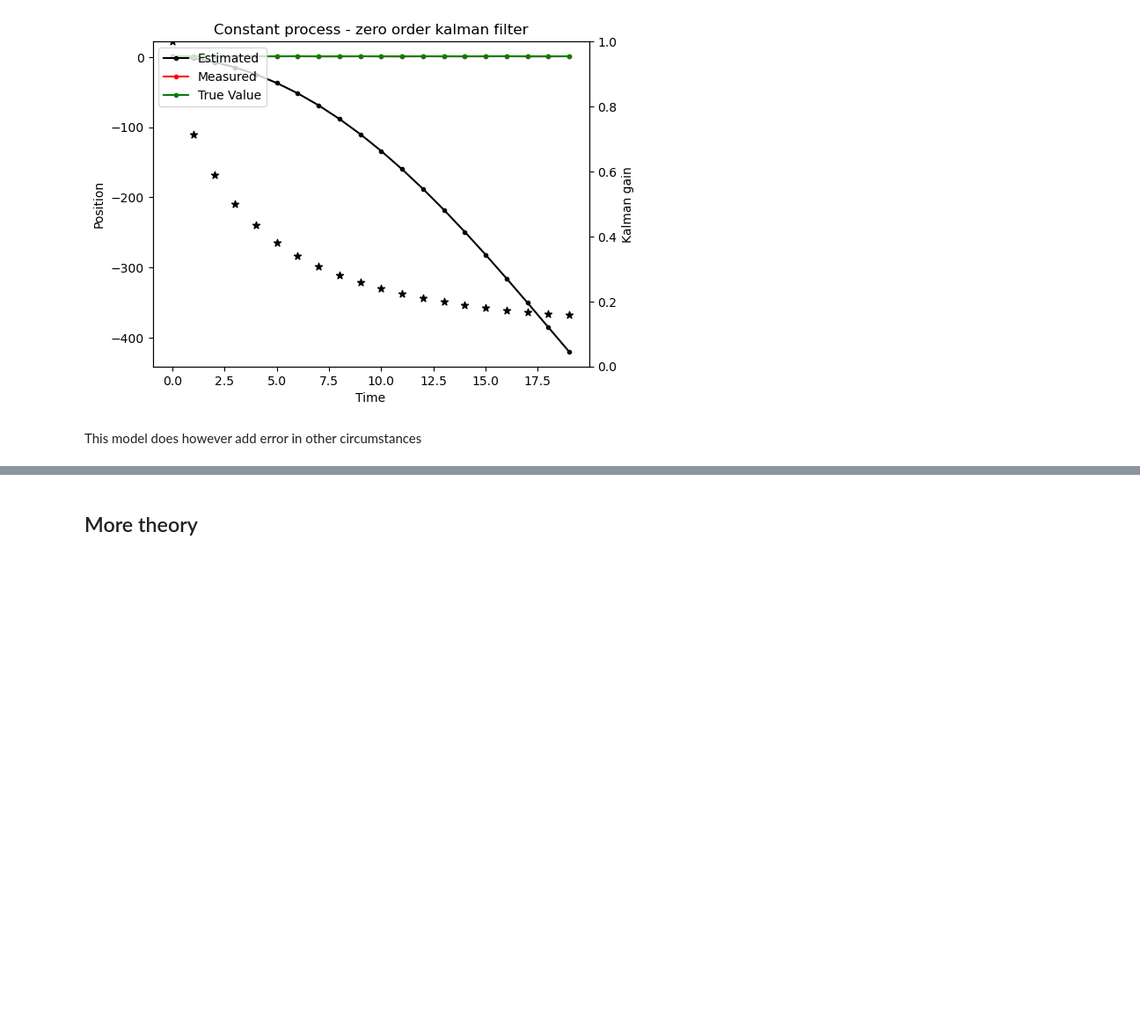
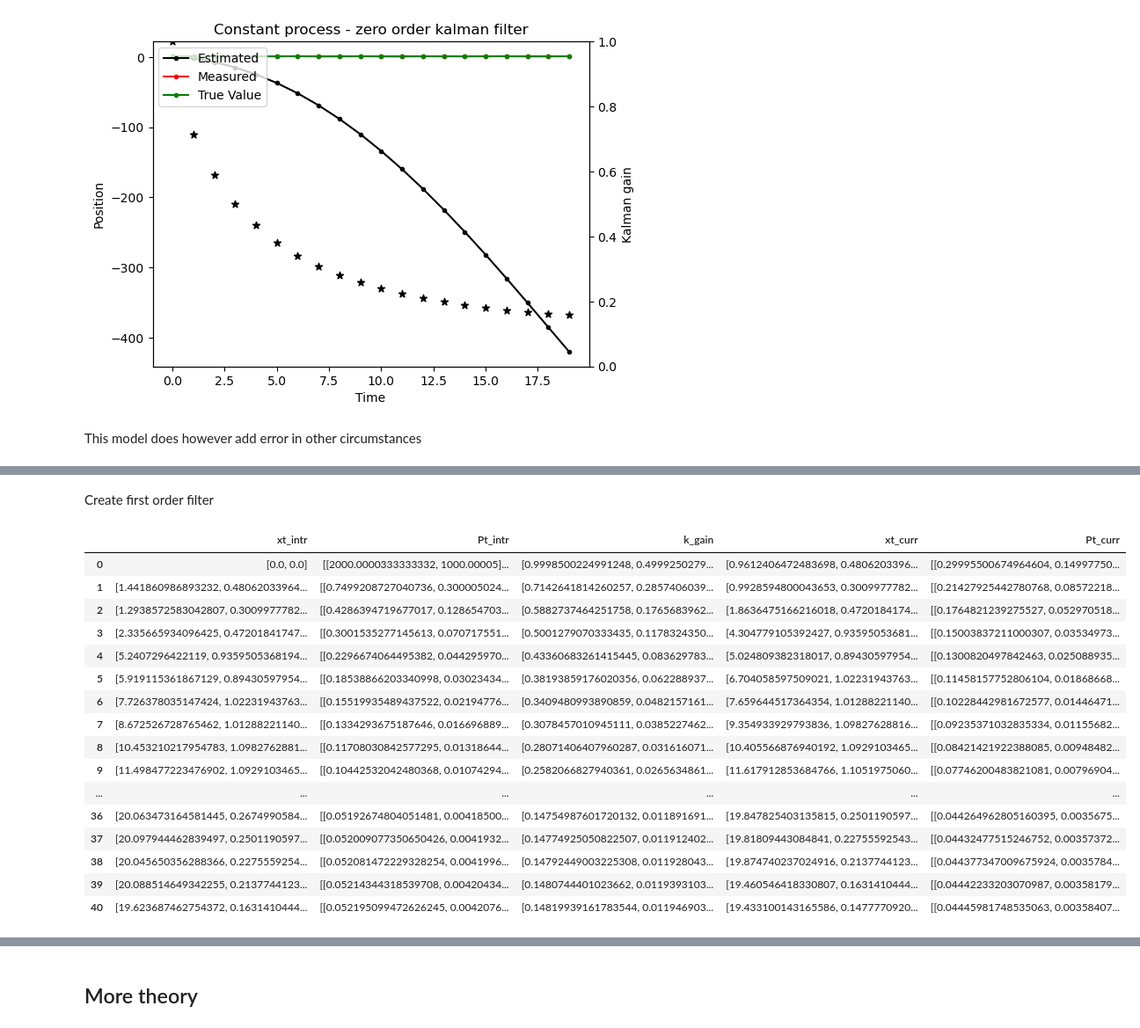
Before and after one commit to 262882/myKalmanFIlter, a Jupyter notebook: kalmanFilteringDemo.ipynb, the cells around one changed output, grey strips where cells are left out. Shown: that part at 88% size. Saved outputs shown, nothing was run; the diff lists cells and outputs as text; code cells hidden in the pictures; blank space fills up the shorter version.

```diff
--- a/kalmanFilteringDemo.ipynb
+++ b/kalmanFilteringDemo.ipynb
@@ -477,0 +456,2 @@ df_wind_cont
+# %% [markdown]
+Create first order filter
@@ -478 +467,23 @@ df_wind_cont
+# %%
+firstFilter_drag = MyKalmanFilterHigherOrder(X0, P0, r, Q, F, H)
+df_drag_first = run_filter(firstFilter_drag, drag_measure)
+df_drag_first
+# %% [output]
+|  | xt_intr | Pt_intr | k_gain | xt_curr | Pt_curr |
+| 0 | [0.0, 0.0] | [[2000.0000333333332, 1000.00005]... | [0.9998500224991248, 0.4999250279... | [0.9612406472483698, 0.4806203396... | [[0.29995500674964604, 0.14997750... |
+| 1 | [1.441860986893232, 0.48062033964... | [[0.7499208727040736, 0.300005024... | [0.7142641814260257, 0.2857406039... | [0.9928594800043653, 0.3009977782... | [[0.21427925442780768, 0.08572218... |
+| 2 | [1.2938572583042807, 0.3009977782... | [[0.4286394719677017, 0.128654703... | [0.5882737464251758, 0.1765683962... | [1.8636475166216018, 0.4720184174... | [[0.1764821239275527, 0.052970518... |
+| 3 | [2.335665934096425, 0.47201841747... | [[0.3001535277145613, 0.070717551... | [0.5001279070333435, 0.1178324350... | [4.304779105392427, 0.93595053681... | [[0.15003837211000307, 0.03534973... |
+| 4 | [5.2407296422119, 0.9359505368194... | [[0.2296674064495382, 0.044295970... | [0.43360683261415445, 0.083629783... | [5.024809382318017, 0.89430597954... | [[0.1300820497842463, 0.025088935... |
+| 5 | [5.919115361867129, 0.89430597954... | [[0.18538866203340998, 0.03023434... | [0.38193859176020356, 0.062288937... | [6.704058597509021, 1.02231943763... | [[0.11458157752806104, 0.01868668... |
+| 6 | [7.726378035147424, 1.02231943763... | [[0.15519935489437522, 0.02194776... | [0.3409480993890859, 0.0482157161... | [7.659644517364354, 1.01288221140... | [[0.10228442981672577, 0.01446471... |
+| 7 | [8.672526728765462, 1.01288221140... | [[0.1334293675187646, 0.016696889... | [0.3078457010945111, 0.0385227462... | [9.354933929793836, 1.09827628816... | [[0.09235371032835334, 0.01155682... |
+| 8 | [10.453210217954783, 1.0982762881... | [[0.11708030842577295, 0.01318644... | [0.28071406407960287, 0.031616071... | [10.405566876940192, 1.0929103465... | [[0.08421421922388085, 0.00948482... |
+| 9 | [11.498477223476902, 1.0929103465... | [[0.10442532042480368, 0.01074294... | [0.2582066827940361, 0.0265634861... | [11.617912853684766, 1.1051975060... | [[0.07746200483821081, 0.00796904... |
+| ... | ... | ... | ... | ... | ... |
+| 36 | [20.063473164581445, 0.2674990584... | [[0.05192674804051481, 0.00418500... | [0.14754987601720132, 0.011891691... | [19.847825403135815, 0.2501190597... | [[0.044264962805160395, 0.0035675... |
+| 37 | [20.097944462839497, 0.2501190597... | [[0.052009077350650426, 0.0041932... | [0.14774925050822507, 0.011912402... | [19.81809443084841, 0.22755592543... | [[0.04432477515246752, 0.00357372... |
+| 38 | [20.045650356288366, 0.2275559254... | [[0.052081472229328254, 0.0041996... | [0.14792449003225308, 0.011928043... | [19.874740237024916, 0.2137744123... | [[0.044377347009675924, 0.0035784... |
+| 39 | [20.088514649342255, 0.2137744123... | [[0.05214344318539708, 0.00420434... | [0.1480744401023662, 0.0119393103... | [19.460546418330807, 0.1631410444... | [[0.04442233203070987, 0.00358179... |
+| 40 | [19.623687462754372, 0.1631410444... | [[0.052195099472626245, 0.0042076... | [0.14819939161783544, 0.011946903... | [19.433100143165586, 0.1477770920... | [[0.04445981748535063, 0.00358407... |
 # %%
```
Also changed, not shown: parts of 27 cells of this notebook, 1 other file.
